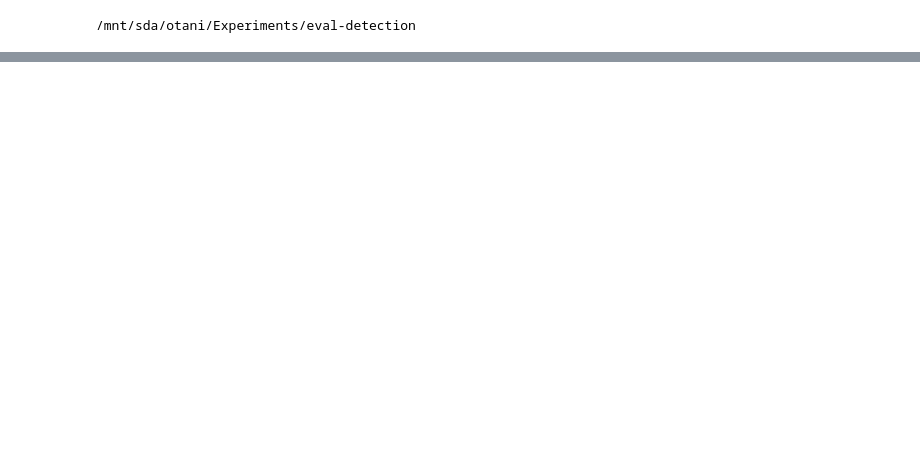
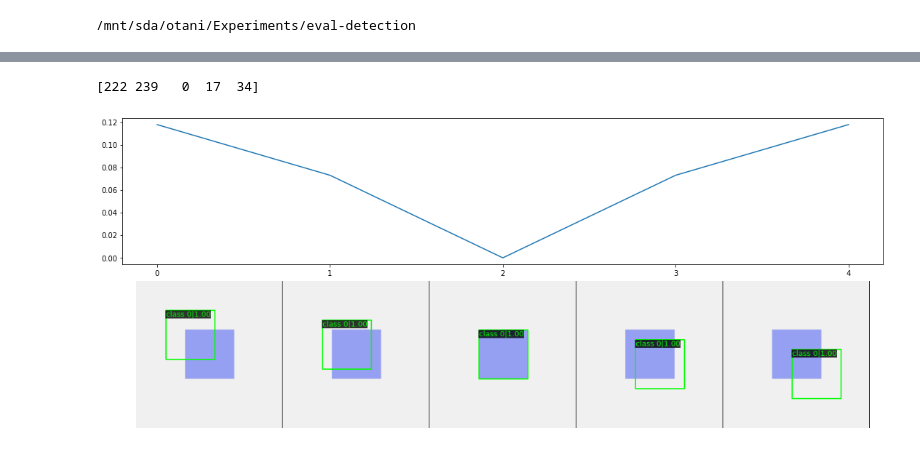
Before and after one commit to mayu-ot/oc-cost, a Jupyter notebook: notebooks/exploratory/measure_behavior_tests.ipynb, the cells around one changed output, grey strips where cells are left out. Saved outputs shown, nothing was run; the diff lists cells and outputs as text; code cells hidden in the pictures; blank space fills up the shorter version.

Commit message:
add toy example

```diff
--- a/notebooks/exploratory/measure_behavior_tests.ipynb
+++ b/notebooks/exploratory/measure_behavior_tests.ipynb
@@ -85,0 +83,49 @@ im_ax.axis("off")
+# %%
+def toy_example():
+    width, height = 255, 255
+    x1, y1, x2, y2 = width/3, height/3, width*2/3, height*2/3
+    gt_bboxes = np.asarray([[x1, y1, x2, y2, 1]]).astype(np.uint8)
+    d = (x2-x1)/5
+    offsets = np.linspace(-2*d, 2*d, 5).astype(np.uint8)
+    print(offsets)
+    bboxes = []
+    for o in offsets:
+        b = np.ones_like(gt_bboxes)
+        b[0, :4] = gt_bboxes[0, :4]+o
+        bboxes.append(b)
+
+    bboxes = np.vstack(bboxes)
+
+    img = np.ones((width, height, 3), dtype=np.uint8) * 240
+    gt_color = np.asarray([61, 80, 245], dtype=np.uint8)
+    for x1, y1, x2, y2, _ in gt_bboxes:
+        x1, y1, x2, y2 = map(int, (x1, y1, x2, y2))
+        img[y1:y2, x1:x2, :] = 0.5 * img[y1:y2, x1:x2, :] + 0.5 * gt_color
+
+    cmap_f = lambda x, y: get_cmap(x, y, alpha=0.5, use_dummy=True)
+    imgs = []
+    otcs = []
+    for i in range(len(bboxes)):
+        # labels = np.zeros((i+1,), dtype=np.int64)
+        _img = imshow_det_bboxes(img, bboxes[i:i+1], labels = np.asarray([0]), bbox_color="green", show=False)
+        _img[:, -1, :] = 0
+        imgs.append(_img)
+        otc = get_ot_cost([gt_bboxes], [bboxes[i:i+1]], cmap_f)
+        otcs.append(otc)
+
+    fig = plt.figure(constrained_layout=True, figsize=(15, 6))
+    spec = gridspec.GridSpec(ncols=5, nrows=4, figure=fig)
+
+    cost_ax = fig.add_subplot(spec[:2, :])
+    cost_ax.plot(np.arange(len(otcs)), otcs)
+    cost_ax.set_xticks(range(len(imgs)))
+    cost_ax.set_xticklabels(range(len(imgs)))
+
+    im_ax = fig.add_subplot(spec[2:, :])
+    im_ax.imshow(np.hstack(imgs))
+    im_ax.axis("off")
+
+toy_example()
+# %% [output]
+[222 239   0  17  34]
+[figure, added]
```
Also changed, not shown: parts of 3 cells of this notebook.
